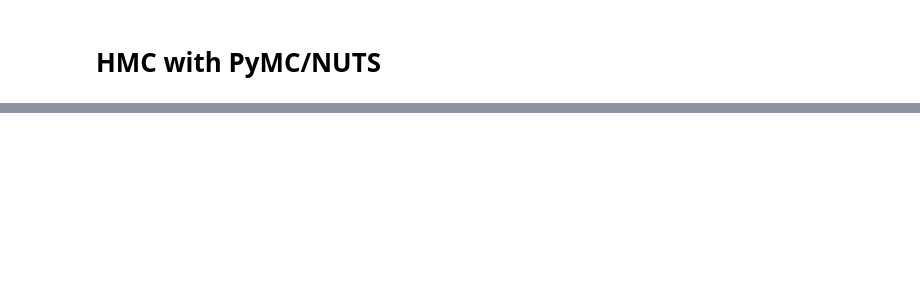
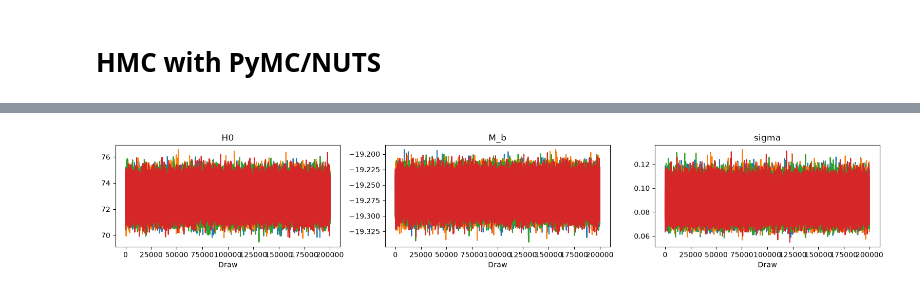
Before and after one commit to nj-vs-vh/aiphy2-exercises, a Jupyter notebook: 1-bayesian-statistics/2_hmc.ipynb, the cells around one changed output, grey strips where cells are left out. Cells and saved outputs as stored; diff of their text form; code cells hidden in the pictures; blank space fills up the shorter version.

```diff
--- a/1-bayesian-statistics/2_hmc.ipynb
+++ b/1-bayesian-statistics/2_hmc.ipynb
@@ -263,0 +282,33 @@ Text(0.5, 0, 'Step')
+# %%
+import pymc as pm
+
+with pm.Model() as model:
+    H0 = pm.Uniform("H0", lower=30, upper=120)
+    M_b = pm.Uniform("M_b", lower=-25, upper=-15)
+    sigma = pm.HalfNormal("sigma", sigma=0.2)
+    Mj_hf = pm.Normal("Mj_hf", mu=M_b, sigma=sigma, shape=hf_sample.unique_sn_count)
+    Mj_calib = pm.Normal("Mj_calib", mu=M_b, sigma=sigma, shape=calib_sample.unique_sn_count)
+
+    observed_hf = pm.Normal(
+        "observed_hf",
+        mu=m_b_hf(H0, Mj_hf),
+        sigma=hf_sample.m_b_err,
+        observed=hf_sample.m_b,
+    )
+    observed_calib = pm.Normal(
+        "observed_calib",
+        mu=m_b_calib(Mj_calib),
+        sigma=calib_sample.m_b_err,
+        observed=calib_sample.m_b,
+    )
+
+    idata = pm.sample(
+        200_000,
+        initvals={
+            "H0": 70.0,
+            "M_b": -19.3,
+            "sigma": 0.01,
+            "Mj_hf": np.full(hf_sample.unique_sn_count, -19.3),
+            "Mj_calib": np.full(calib_sample.unique_sn_count, -19.3),
+        },
+    )
@@ -263,0 +319,6 @@ Text(0.5, 0, 'Step')
+# %%
+import arviz as az
+
+az.plot_trace(idata, var_names=["H0", "M_b", "sigma"]);
+# %% [output]
+[figure, added]
```
Also changed, not shown: parts of 11 cells of this notebook.
